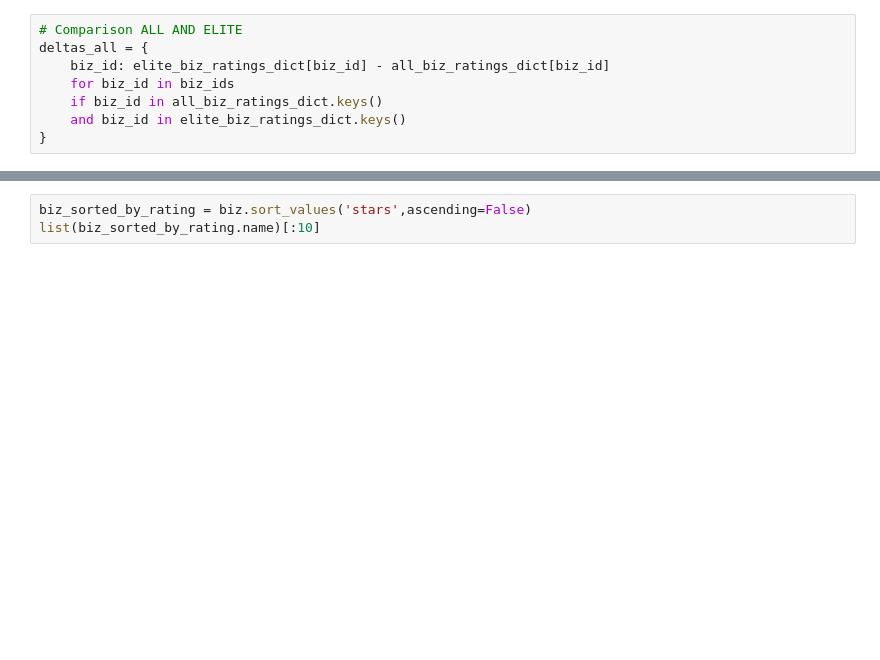
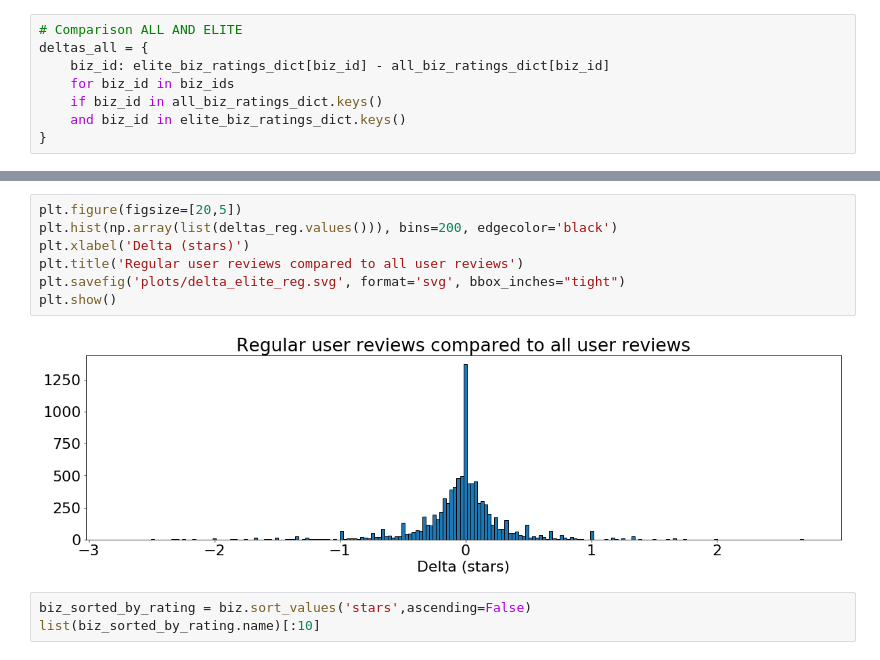
Before and after one commit to thomasnilsson/02805-social-graphs-2018, a Jupyter notebook: project1/Review Network.ipynb, the cells around one changed output, grey strips where cells are left out. Drawn from its saved outputs; the diff is of its cells as text; blank space fills up the shorter version.

```diff
--- a/project1/Review Network.ipynb
+++ b/project1/Review Network.ipynb
@@ -364,3 +374,12 @@ plt.show()
+# %%
+plt.figure(figsize=[20,5])
+plt.hist(np.array(list(deltas_reg.values())), bins=200, edgecolor='black')
+plt.xlabel('Delta (stars)')
+plt.title('Regular user reviews compared to all user reviews')
+plt.savefig('plots/delta_elite_reg.svg', format='svg', bbox_inches="tight")
+plt.show()
+# %% [output]
+[figure, added]
 # %%
 biz_sorted_by_rating = biz.sort_values('stars',ascending=False)
 list(biz_sorted_by_rating.name)[:10]
```
Also changed, not shown: parts of 3 cells of this notebook, 18 other files.
